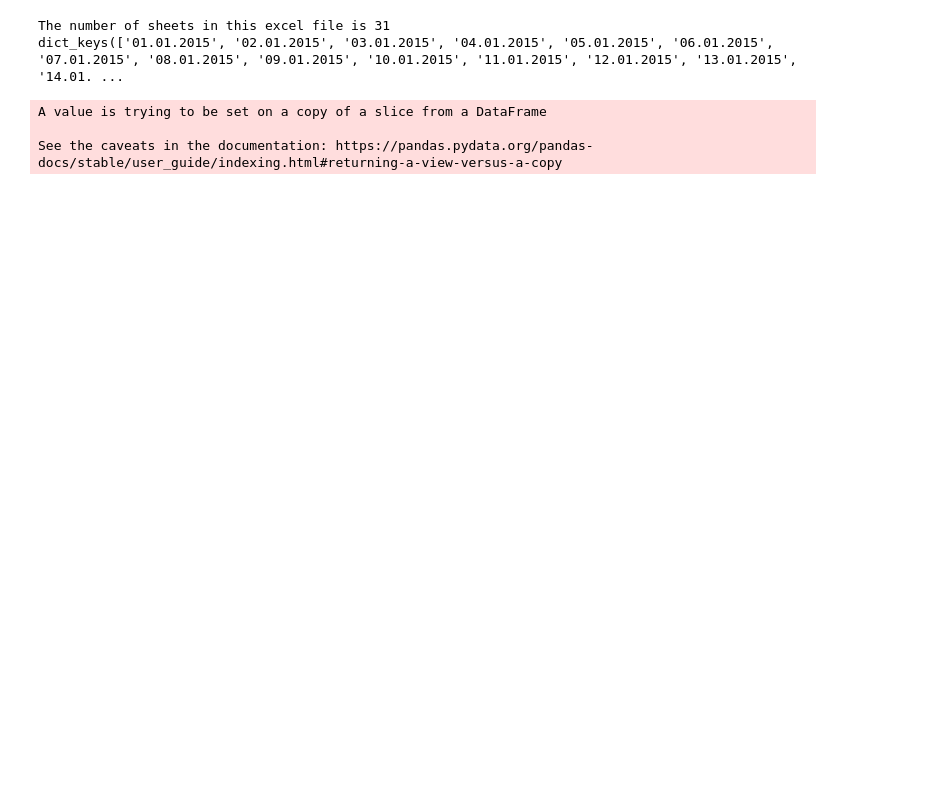
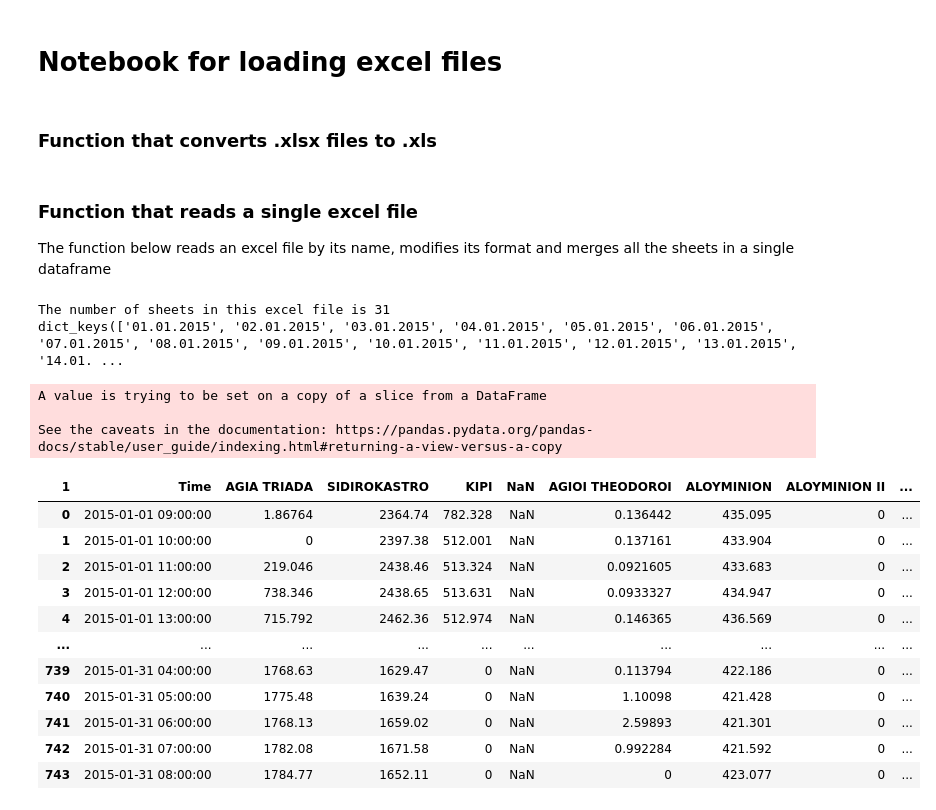
Before and after one commit to vouts96/thesis-bill, a Jupyter notebook: MY_CODE/load_data.ipynb, the cells around one changed output. Saved outputs shown, nothing was run; the diff lists cells and outputs as text; code cells hidden in the pictures; blank space fills up the shorter version.

```diff
--- a/MY_CODE/load_data.ipynb
+++ b/MY_CODE/load_data.ipynb
@@ -0,0 +1,4 @@
+# %% [markdown]
+# Notebook for loading excel files
+# %% [markdown]
+### Function that converts .xlsx files to .xls
@@ -1,32 +36,62 @@
+# %% [markdown]
+### Function that reads a single excel file
+
+The function below reads an excel file by its name, modifies its format and
+merges all the sheets in a single dataframe
 # %%
-#Code for reading of only one excel file
 import os
 import pandas as pd
 import datetime
 
-# This code reads from a specific excel file all sheets and merges the date with time and drops useless columns
-# Change this path to your file path
-filename = '/home/billys/Documents/Διπλωματική/DATA/ENERSHARE_DATA _NTUA/Flows 2015 - Hourly - Excel/Hourly-Flows-01_2015.xls'
-dfs_dict = pd.read_excel(filename, sheet_name=None, engine='xlrd')
-print("The number of sheets in this excel file is", len(dfs_dict))
-print(dfs_dict.keys())
-prev_df = pd.DataFrame()
-result = pd.DataFrame()
-for df in dfs_dict.values():
-    df.columns = df.iloc[1]
 
-    for i in range(2, len(df['Time'])):
-        if type(df['Time'][i]) is datetime.datetime:
-            df['Time'][i] = datetime.datetime.combine(df['Time'][0].date(), df['Time'][i].time())
-    df = df.iloc[2:26, 1:]
+def read_excel_file(filename):
+    """Gets a filename of an excel file that has an xls format and returns
+        a merged dataframe with all sheets together
 
-    result = pd.concat([prev_df, df], ignore_index=True)
-    prev_df = result
+    Parameters
+    ----------
+    filename : str
+        The full path of the excel file
 
-print(result)
+    Returns
+    -------
+    DataFrame
+        A dataframe that has all the sheets of the excel file in the format needed
+    """
+    dfs_dict = pd.read_excel(filename, sheet_name=None, engine='xlrd')
+    print("The number of sheets in this excel file is", len(dfs_dict))
+    print(dfs_dict.keys())
+    prev_df = pd.DataFrame()
+    result = pd.DataFrame()
+    for df in dfs_dict.values():
+        df.columns = df.iloc[1]
+
+        for i in range(2, len(df['Time'])):
+            if type(df['Time'][i]) is datetime.datetime:
+                df['Time'][i] = datetime.datetime.combine(df['Time'][0].date(), df['Time'][i].time())
+        df = df.iloc[2:26, 1:]
+
+        result = pd.concat([prev_df, df], ignore_index=True)
+        prev_df = result
+
+    return result
+
+read_excel_file('/home/billys/Documents/thesis-bill/DATA/ENERSHARE_DATA _NTUA/Flows 2015 - Hourly - Excel/Hourly-Flows-01_2015.xls')
 # %% [output]
 The number of sheets in this excel file is 31
 dict_keys(['01.01.2015', '02.01.2015', '03.01.2015', '04.01.2015', '05.01.2015', '06.01.2015', '07.01.2015', '08.01.2015', '09.01.2015', '10.01.2015', '11.01.2015', '12.01.2015', '13.01.2015', '14.01. ...
 A value is trying to be set on a copy of a slice from a DataFrame
 
 See the caveats in the documentation: https://pandas.pydata.org/pandas-docs/stable/user_guide/indexing.html#returning-a-view-versus-a-copy
+| 1 | Time | AGIA TRIADA | SIDIROKASTRO | KIPI | NaN | AGIOI THEODOROI | ALOYMINION | ALOYMINION II | ... |
+| 0 | 2015-01-01 09:00:00 | 1.86764 | 2364.74 | 782.328 | NaN | 0.136442 | 435.095 | 0 | ... |
+| 1 | 2015-01-01 10:00:00 | 0 | 2397.38 | 512.001 | NaN | 0.137161 | 433.904 | 0 | ... |
+| 2 | 2015-01-01 11:00:00 | 219.046 | 2438.46 | 513.324 | NaN | 0.0921605 | 433.683 | 0 | ... |
+| 3 | 2015-01-01 12:00:00 | 738.346 | 2438.65 | 513.631 | NaN | 0.0933327 | 434.947 | 0 | ... |
+| 4 | 2015-01-01 13:00:00 | 715.792 | 2462.36 | 512.974 | NaN | 0.146365 | 436.569 | 0 | ... |
+| ... | ... | ... | ... | ... | ... | ... | ... | ... | ... |
+| 739 | 2015-01-31 04:00:00 | 1768.63 | 1629.47 | 0 | NaN | 0.113794 | 422.186 | 0 | ... |
+| 740 | 2015-01-31 05:00:00 | 1775.48 | 1639.24 | 0 | NaN | 1.10098 | 421.428 | 0 | ... |
+| 741 | 2015-01-31 06:00:00 | 1768.13 | 1659.02 | 0 | NaN | 2.59893 | 421.301 | 0 | ... |
+| 742 | 2015-01-31 07:00:00 | 1782.08 | 1671.58 | 0 | NaN | 0.992284 | 421.592 | 0 | ... |
+| 743 | 2015-01-31 08:00:00 | 1784.77 | 1652.11 | 0 | NaN | 0 | 423.077 | 0 | ... |
```
Also changed, not shown: parts of 4 cells of this notebook, 21 other files.
